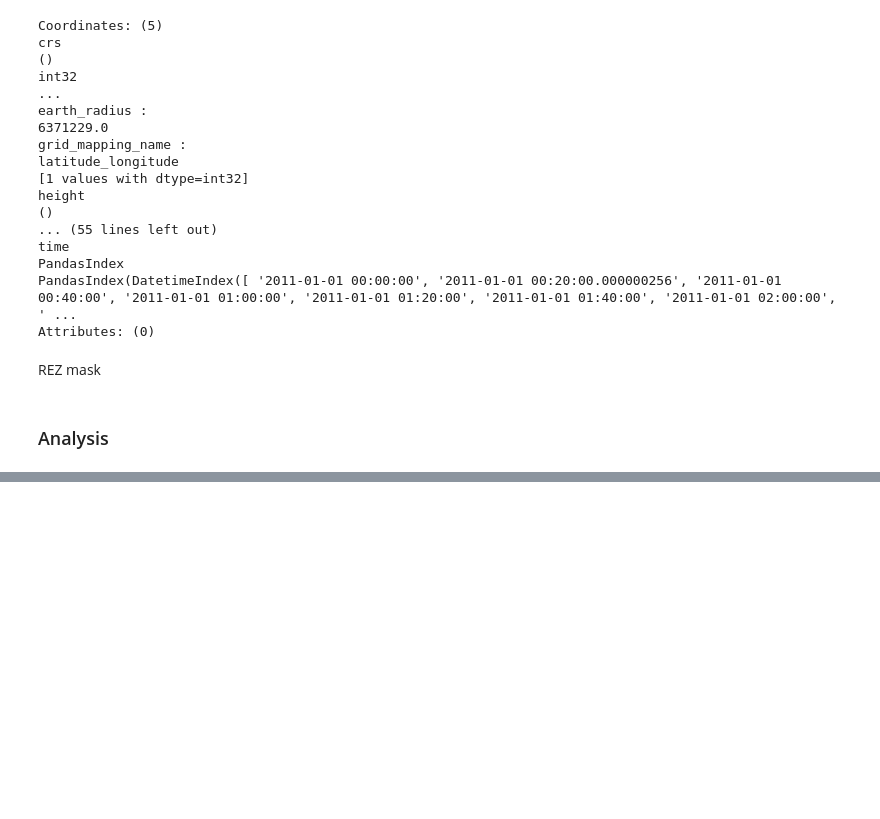
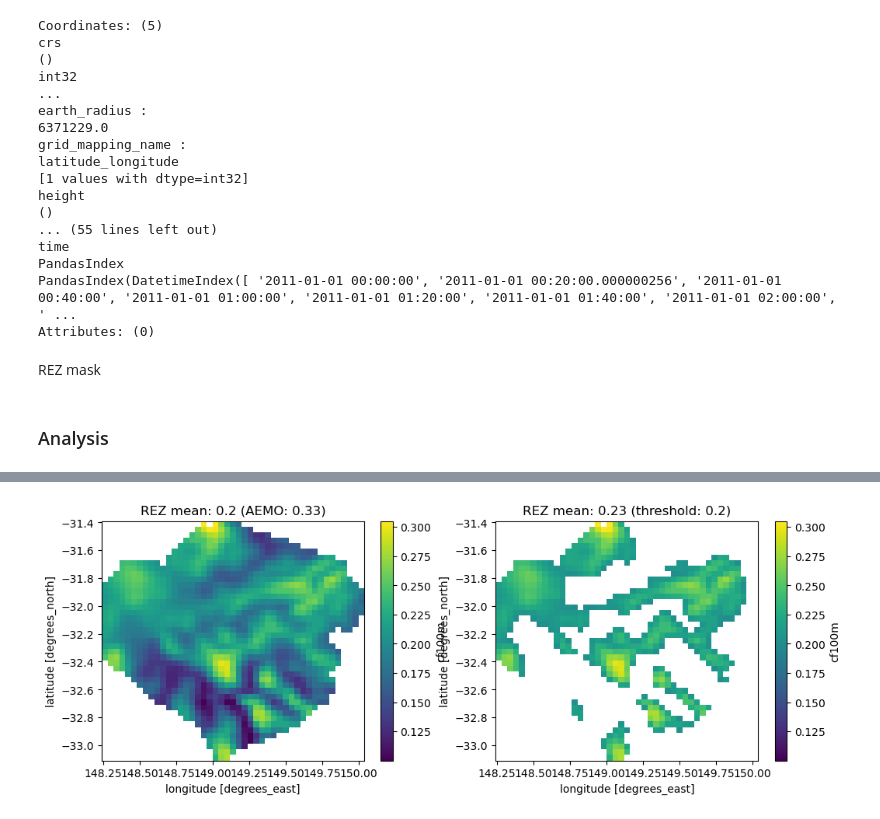
Before and after one commit to dougrichardson/wind_power_comparison, a Jupyter notebook: 02_REZ_capacity_factors.ipynb, the cells around one changed output, grey strips where cells are left out. Drawn from its saved outputs; the diff is of its cells as text; code cells hidden in the pictures; blank space fills up the shorter version.

```diff
--- a/02_REZ_capacity_factors.ipynb
+++ b/02_REZ_capacity_factors.ipynb
@@ -229,0 +236,2 @@ Text(0.5, 0, 'REZ')
+# %%
+n3_mean = rez_time_mean("N3").compute()
@@ -229,0 +307,4 @@ Text(0.5, 0, 'REZ')
+# %%
+plot_rez_thresh("N3", n3_mean, n3_thresh, n3_thresh_mean)
+# %% [output]
+[figure, new version]
```
Also changed, not shown: parts of 56 cells of this notebook.
